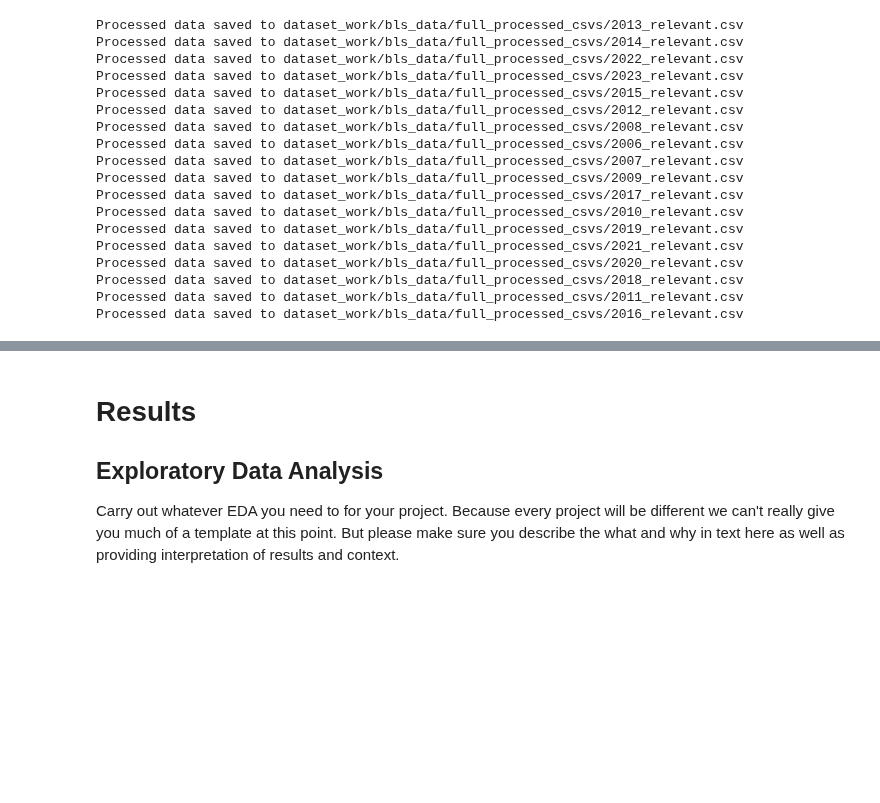
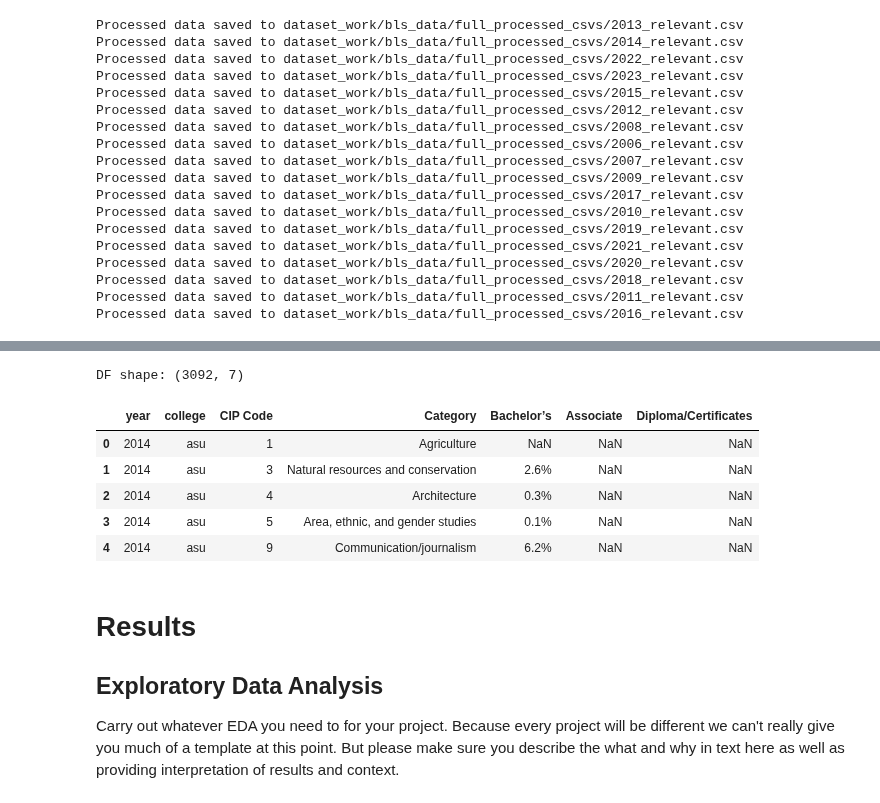
Before and after one commit to michaelhe999/COGS-108-Project, a Jupyter notebook: EDACheckpoint_Group109-FA24.ipynb, the cells around one changed output, grey strips where cells are left out. Drawn from its saved outputs; the diff is of its cells as text; code cells hidden in the pictures; blank space fills up the shorter version.

Commit message:
all dataset work from last checkpoint updated

```diff
--- a/EDACheckpoint_Group109-FA24.ipynb
+++ b/EDACheckpoint_Group109-FA24.ipynb
@@ -326,3 +500,15 @@ DF shape: + (74580, 23)
+# %%
+df = pd.read_csv('dataset_work/cds_data/useful_csvs/all_years.csv')
+print(f"DF shape: {df.shape}")
+df.head()
+# %% [output]
+DF shape: (3092, 7)
+|  | year | college | CIP Code | Category | Bachelor’s | Associate | Diploma/Certificates |
+| 0 | 2014 | asu | 1 | Agriculture | NaN | NaN | NaN |
+| 1 | 2014 | asu | 3 | Natural resources and conservation | 2.6% | NaN | NaN |
+| 2 | 2014 | asu | 4 | Architecture | 0.3% | NaN | NaN |
+| 3 | 2014 | asu | 5 | Area, ethnic, and gender studies | 0.1% | NaN | NaN |
+| 4 | 2014 | asu | 9 | Communication/journalism | 6.2% | NaN | NaN |
 # %% [markdown]
 # Results
 
```
Also changed, not shown: parts of 9 cells of this notebook.
